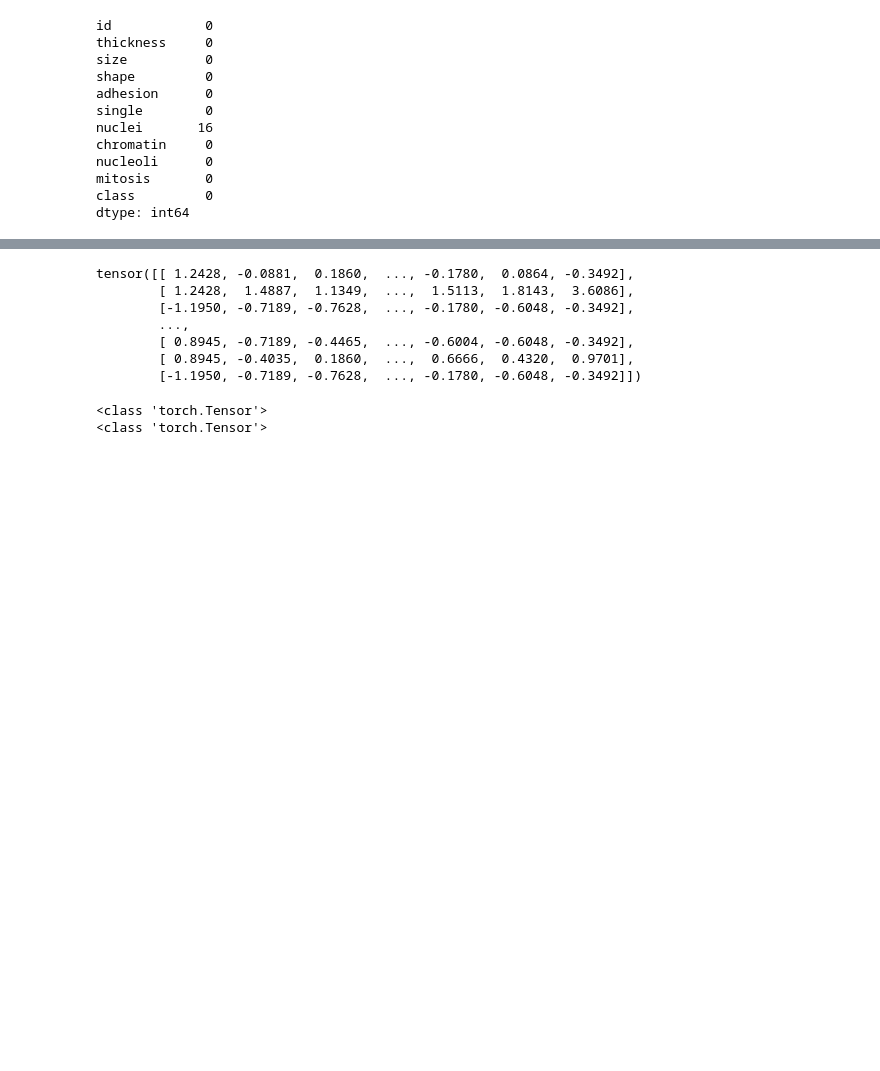
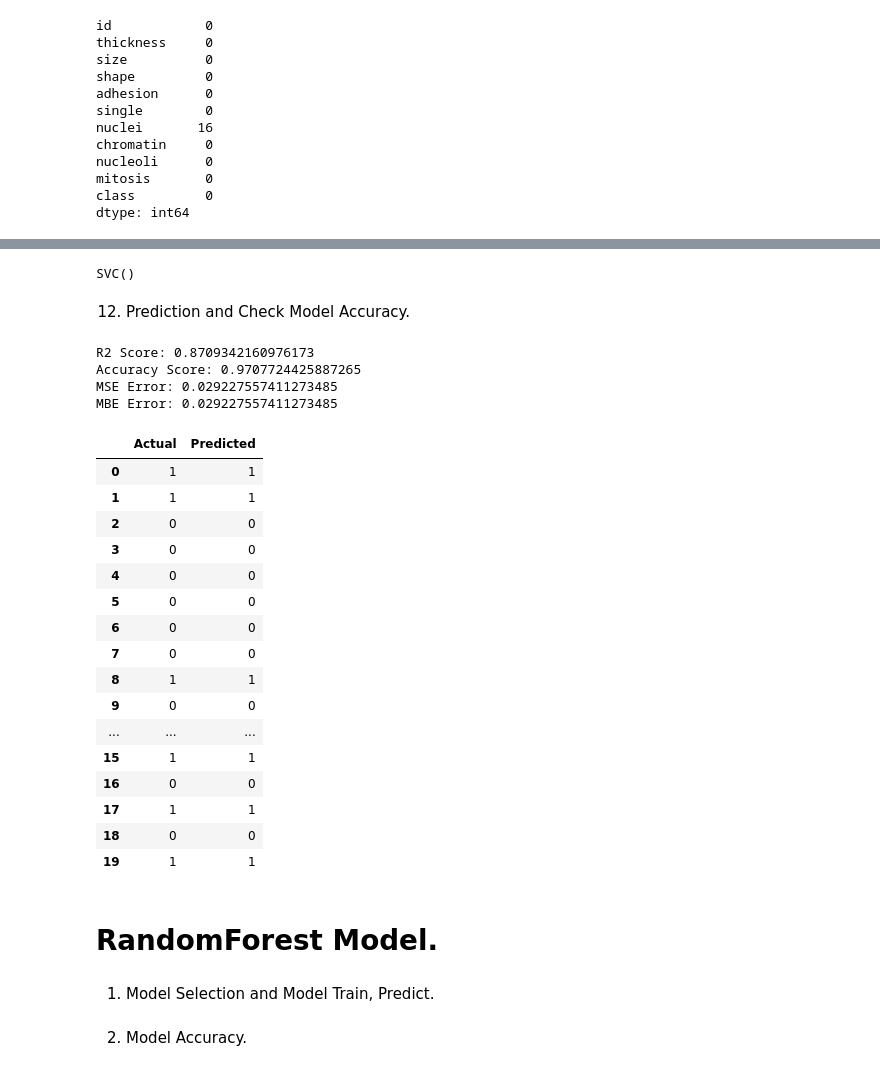
Before and after one commit to sarankumar74/Breast-Cancer, a Jupyter notebook: regression.ipynb, the cells around one changed output, grey strips where cells are left out. Saved outputs shown, nothing was run; the diff lists cells and outputs as text; code cells hidden in the pictures; blank space fills up the shorter version.

```diff
--- a/regression.ipynb
+++ b/regression.ipynb
@@ -83,29 +155,6 @@ y = data['Class']
 # %%
 X_train, X_test, y_train, y_test = train_test_split(X, y, train_size=0.3, random_state=42)
+model = SVC()
+model.fit(X_train, y_train)
+# %% [output]
+SVC()
-# %%
-scaler = StandardScaler()
-X_train = scaler.fit_transform(X_train)
-X_test = scaler.transform(X_test)
-
-
-X_train = torch.tensor(X_train, dtype=torch.float32)
-X_test = torch.tensor(X_test, dtype=torch.float32)
-# %%
-y_train = torch.tensor(y_train.to_numpy(), dtype=torch.float32).view(-1, 1)
-y_test = torch.tensor(y_test.to_numpy(), dtype=torch.float32).view(-1, 1)
-# %%
-X_test
-# %% [output]
-tensor([[ 1.2428, -0.0881,  0.1860,  ..., -0.1780,  0.0864, -0.3492],
-        [ 1.2428,  1.4887,  1.1349,  ...,  1.5113,  1.8143,  3.6086],
-        [-1.1950, -0.7189, -0.7628,  ..., -0.1780, -0.6048, -0.3492],
-        ...,
-        [ 0.8945, -0.7189, -0.4465,  ..., -0.6004, -0.6048, -0.3492],
-        [ 0.8945, -0.4035,  0.1860,  ...,  0.6666,  0.4320,  0.9701],
-        [-1.1950, -0.7189, -0.7628,  ..., -0.1780, -0.6048, -0.3492]])
-# %%
-print(type(y_train))
-print(type(y_test))
-# %% [output]
-<class 'torch.Tensor'>
-<class 'torch.Tensor'>
@@ -113,0 +161,43 @@ from sklearn.pipeline import Pipeline
+# %% [markdown]
+12. Prediction and Check Model Accuracy.
+# %%
+predict = model.predict(X_test)
+print("R2 Score:", r2_score(y_test, predict))
+print("Accuracy Score:", accuracy_score(y_test, predict))
+print("MSE Error:", mean_squared_error(y_test, predict))
+print("MBE Error:", mean_absolute_error(y_test, predict))
+# %% [output]
+R2 Score: 0.8709342160976173
+Accuracy Score: 0.9707724425887265
+MSE Error: 0.029227557411273485
+MBE Error: 0.029227557411273485
+# %%
+import pandas as pd
+df_compare = pd.DataFrame({
+    'Actual': y_test.values,
+    'Predicted': predict
+})
+
+df_compare.iloc[0:20]
+# %% [output]
+|  | Actual | Predicted |
+| 0 | 1 | 1 |
+| 1 | 1 | 1 |
+| 2 | 0 | 0 |
+| 3 | 0 | 0 |
+| 4 | 0 | 0 |
+| 5 | 0 | 0 |
+| 6 | 0 | 0 |
+| 7 | 0 | 0 |
+| 8 | 1 | 1 |
+| 9 | 0 | 0 |
+| ... | ... | ... |
+| 15 | 1 | 1 |
+| 16 | 0 | 0 |
+| 17 | 1 | 1 |
+| 18 | 0 | 0 |
+| 19 | 1 | 1 |
+# %% [markdown]
+# RandomForest Model.
+# %% [markdown]
+1. Model Selection and Model Train, Predict.
@@ -113,0 +210,2 @@ from sklearn.pipeline import Pipeline
+# %% [markdown]
+2. Model Accuracy.
```
Also changed, not shown: parts of 37 cells of this notebook.
